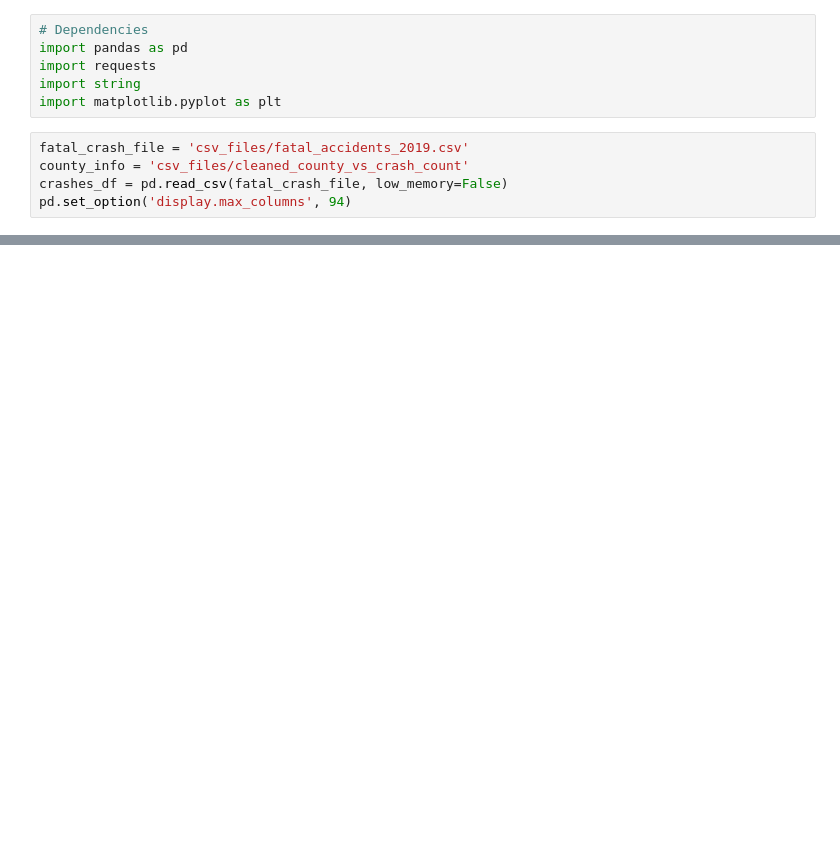
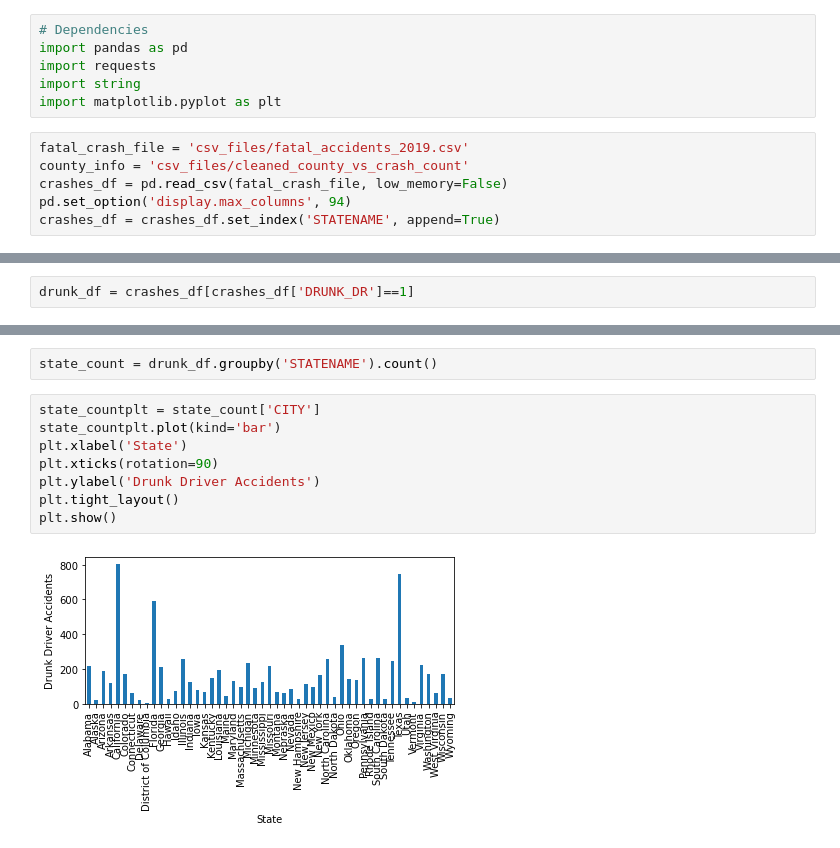
Before and after one commit to jordanroessle/project-one, a Jupyter notebook: intoxicated_stat.ipynb, the cells around one changed output, grey strips where cells are left out. Saved outputs shown, nothing was run; the diff lists cells and outputs as text; blank space fills up the shorter version.

Commit message:
group

```diff
--- a/intoxicated_stat.ipynb
+++ b/intoxicated_stat.ipynb
@@ -9,3 +9,4 @@ fatal_crash_file = 'csv_files/fatal_accidents_2019.csv'
 county_info = 'csv_files/cleaned_county_vs_crash_count'
 crashes_df = pd.read_csv(fatal_crash_file, low_memory=False)
 pd.set_option('display.max_columns', 94)
+crashes_df = crashes_df.set_index('STATENAME', append=True)
@@ -29,0 +17,2 @@ crashes_df
+# %%
+drunk_df = crashes_df[crashes_df['DRUNK_DR']==1]
@@ -29,0 +36,12 @@ crashes_df
+# %%
+state_count = drunk_df.groupby('STATENAME').count()
+# %%
+state_countplt = state_count['CITY']
+state_countplt.plot(kind='bar')
+plt.xlabel('State')
+plt.xticks(rotation=90)
+plt.ylabel('Drunk Driver Accidents')
+plt.tight_layout()
+plt.show()
+# %% [output]
+[figure, added]
```
Also changed, not shown: parts of 6 cells of this notebook.
